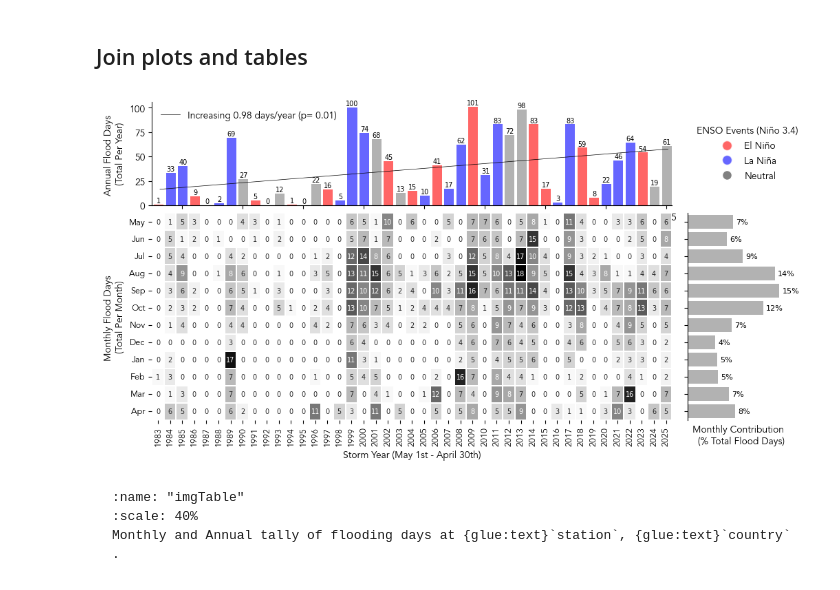
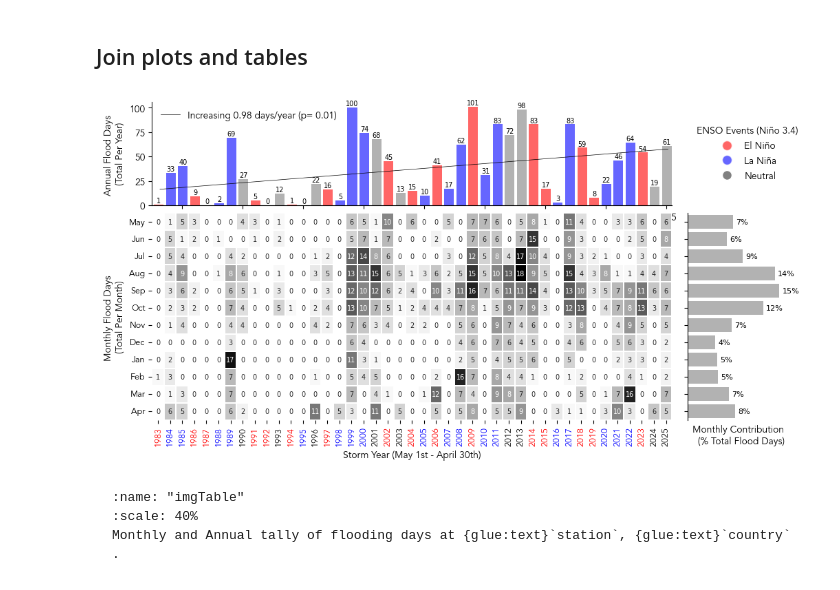
Before and after one commit to lauracagigal/CC_indicators, a Jupyter notebook: notebooks_historical/ocean/1_sea_level/c_sea_level_ff.ipynb, the cells around one changed output. Cells and saved outputs as stored; diff of their text form; code cells hidden in the pictures.

Commit message:
heatmap figure, ENSO coloring on year axis

````diff
--- a/notebooks_historical/ocean/1_sea_level/c_sea_level_ff.ipynb
+++ b/notebooks_historical/ocean/1_sea_level/c_sea_level_ff.ipynb
@@ -802,0 +805,19 @@ Malakal, Palau: Days Exceeding 30 cm above MHHW
+# %%
+fig, ax = plt.subplots(figsize=(12, 5))
+# heatmap of monthly flood days
+sns.heatmap(df.iloc[:-1, :-1].T, cmap="Purples", annot=True, fmt=".0f", linewidths=0.2,
+            ax=ax,cbar=False, annot_kws={"size": 7})
+ax.set_ylabel("Monthly Flood Days \n(Total Per Month)")
+ax.set_xlabel("Storm Year (May 1st - April 30th)")
+ax.tick_params(axis='y', labelsize=9)
+ax.tick_params(axis='x', labelsize=9)
+
+# Create a mapping from year to ONI mode
+year_to_mode = flood_days_per_year.set_index('year_storm')['ONI Mode']
+color_map = {'El Nino': 'red', 'La Nina': 'blue', 'Neutral': 'black'}
+
+# Set the color for each x-tick label based on the ONI mode for that year
+for label in ax.get_xticklabels():
+    year = int(label.get_text())
+    mode = year_to_mode.get(year, 'Neutral')  # Default to 'Neutral' if not found
+    label.set_color(color_map.get(mode, 'black')) # Default to 'black'
@@ -959,7 +982,11 @@ axs[1,0].set_xlabel("Storm Year (May 1st - April 30th)")
 axs[1,0].tick_params(axis='y', labelsize=9)
 axs[1,0].tick_params(axis='x', labelsize=9)
 
-
+# Set the color for each x-tick label based on the ONI mode for that year
+for label in axs[1,0].get_xticklabels():
+    year = int(label.get_text())
+    mode = year_to_mode.get(year, 'Neutral')  # Default to 'Neutral' if not found
+    label.set_color(color_map.get(mode, 'black')) # Default to 'black'
 
 
 # yearly totals on the top left axis
@@ -1012,34 +1039,34 @@ ax4 = axs[0,1]
 ax4.axis('off')
 # create a legend for the oni_colors
 legend_elements = [plt.Line2D([0], [0], marker='o', color='w', label='El Niño', markerfacecolor='red', markersize=10, alpha=0.6),
                    plt.Line2D([0], [0], marker='o', color='w', label='La Niña', markerfacecolor='blue', markersize=10, alpha=0.6),
                    plt.Line2D([0], [0], marker='o', color='w', label='Neutral', markerfacecolor='gray', markersize=10)]
 legend = ax4.legend(handles=legend_elements, loc='center left', title='ENSO Events (Niño 3.4)', frameon=False)
 
 
 legend_title = legend.get_title()
 legend_title.set_fontsize('10')
 legend_title.set_fontname('Avenir')
 legend_texts = legend.get_texts()
 for text in legend_texts:
     text.set_fontname('Avenir')
     text.set_fontsize('10')
 
 
 # set all fonts in the figure to Avenir
 # Iterate over all axes in the figure
 for ax in axs.flat:
     # Change font for title, axis labels, and tick labels
     for item in ([ax.title, ax.xaxis.label, ax.yaxis.label] +
                  ax.get_xticklabels() + ax.get_yticklabels()):
         item.set_fontname('Avenir')
 
 
 # #save the figure
 fig.savefig(output_dir / 'SL_FloodFrequency_threshold_counts_heatmap.png', bbox_inches='tight')
 plt.savefig(op.join(path_figs, 'F11_Minor_flood_matrix.png'), dpi=300, bbox_inches='tight')
 # %% [output]
-[figure, old version]
+[figure, new version]
 # %% [markdown]
 ```{glue:figure} imgTable
 :name: "imgTable"
````
Also changed, not shown: parts of 2 cells of this notebook.
